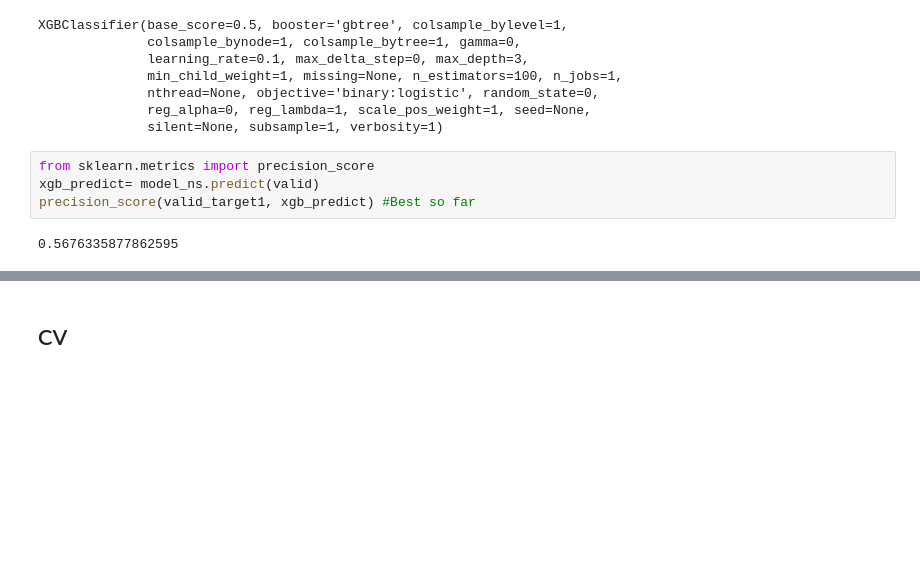
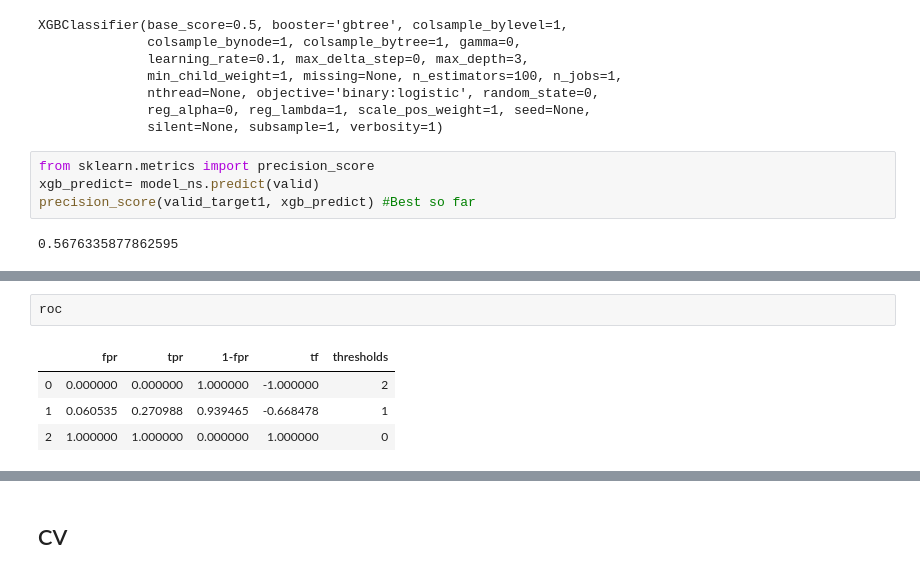
Before and after one commit to luwu29/IAA_profiles, a Jupyter notebook: ML_project-Copy1.ipynb, the cells around one changed output, grey strips where cells are left out. Cells and saved outputs as stored; diff of their text form; blank space fills up the shorter version.

```diff
--- a/ML_project-Copy1.ipynb
+++ b/ML_project-Copy1.ipynb
@@ -538,0 +990,7 @@ precision_score(valid_target1, xgb_predict) #Best so far
+# %%
+roc
+# %% [output]
+|  | fpr | tpr | 1-fpr | tf | thresholds |
+| 0 | 0.000000 | 0.000000 | 1.000000 | -1.000000 | 2 |
+| 1 | 0.060535 | 0.270988 | 0.939465 | -0.668478 | 1 |
+| 2 | 1.000000 | 1.000000 | 0.000000 | 1.000000 | 0 |
```
Also changed, not shown: parts of 69 cells of this notebook.
